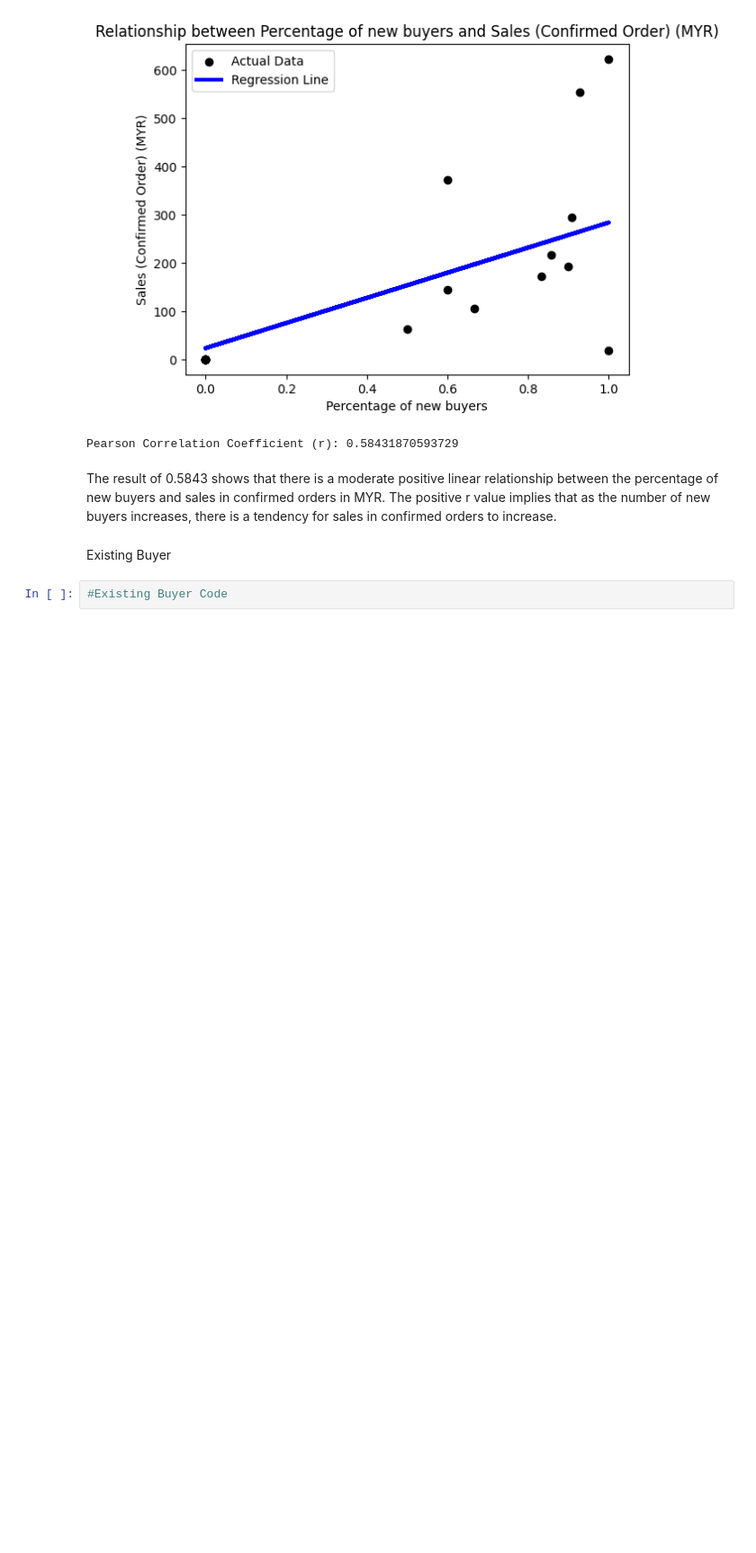
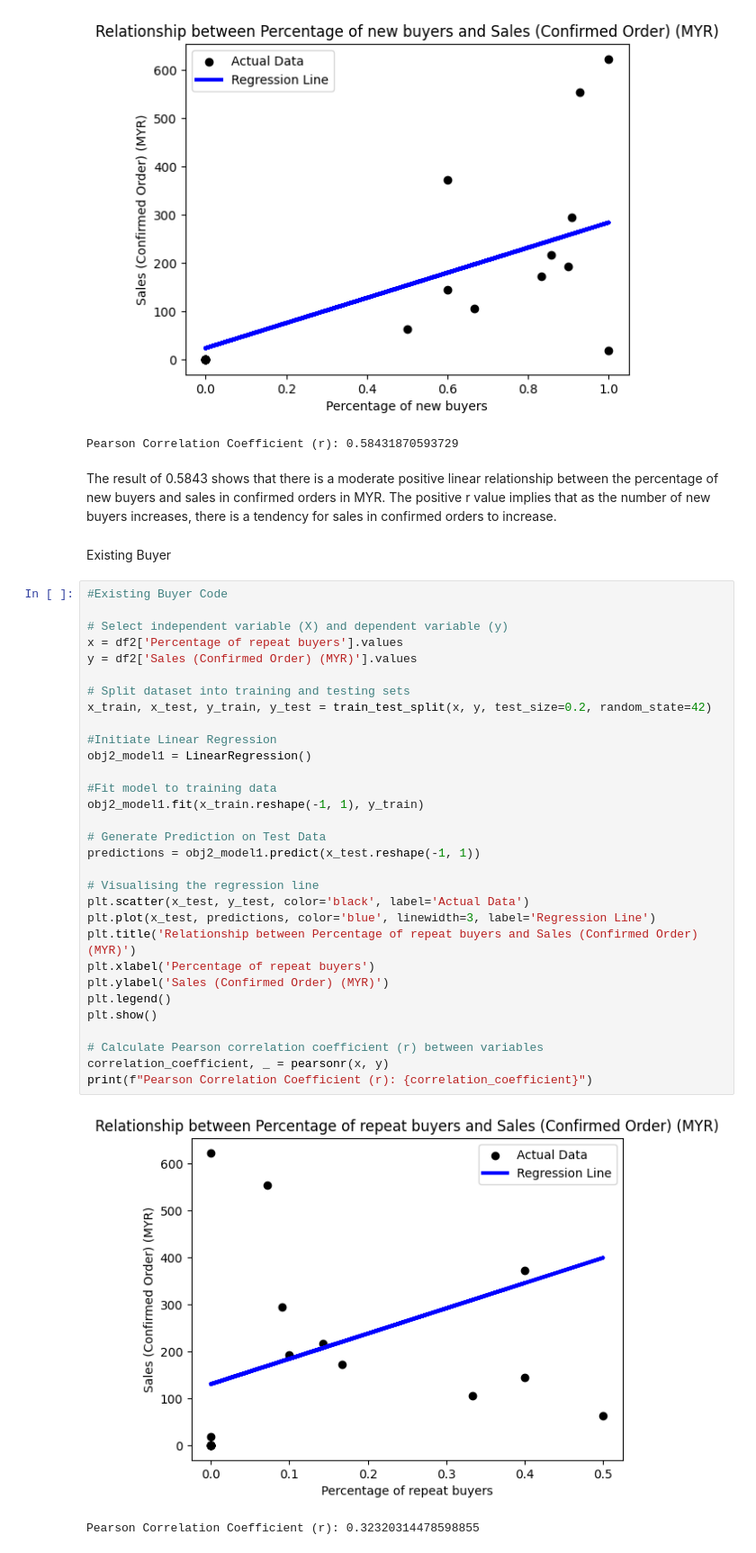
Before and after one commit to JingYuan0926/ChiliLado, a Jupyter notebook: ChiliLado.ipynb, the cells around one changed output. Shown at 90% size. Saved outputs shown, nothing was run; the diff lists cells and outputs as text; blank space fills up the shorter version.

Commit message:
existing buyer

```diff
--- a/ChiliLado.ipynb
+++ b/ChiliLado.ipynb
@@ -330,5 +330,37 @@ Pearson Correlation Coefficient (r): 0.58431870593729
 The result of 0.5843 shows that there is a moderate positive linear relationship between the percentage of new buyers and sales in confirmed orders in MYR. The positive r value implies that as the number of new buyers increases, there is a tendency for sales in confirmed orders to increase.
 # %% [markdown]
 Existing Buyer
-# %%
-#Existing Buyer Code
+# %%
+#Existing Buyer Code
+
+# Select independent variable (X) and dependent variable (y)
+x = df2['Percentage of repeat buyers'].values
+y = df2['Sales (Confirmed Order) (MYR)'].values
+
+# Split dataset into training and testing sets
+x_train, x_test, y_train, y_test = train_test_split(x, y, test_size=0.2, random_state=42)
+
+#Initiate Linear Regression
+obj2_model1 = LinearRegression()
+
+#Fit model to training data
+obj2_model1.fit(x_train.reshape(-1, 1), y_train)
+
+# Generate Prediction on Test Data
+predictions = obj2_model1.predict(x_test.reshape(-1, 1))
+
+# Visualising the regression line
+plt.scatter(x_test, y_test, color='black', label='Actual Data')
+plt.plot(x_test, predictions, color='blue', linewidth=3, label='Regression Line')
+plt.title('Relationship between Percentage of repeat buyers and Sales (Confirmed Order) (MYR)')
+plt.xlabel('Percentage of repeat buyers')
+plt.ylabel('Sales (Confirmed Order) (MYR)')
+plt.legend()
+plt.show()
+
+# Calculate Pearson correlation coefficient (r) between variables
+correlation_coefficient, _ = pearsonr(x, y)
+print(f"Pearson Correlation Coefficient (r): {correlation_coefficient}")
+# %% [output]
+[figure, added]
+Pearson Correlation Coefficient (r): 0.32320314478598855
```
